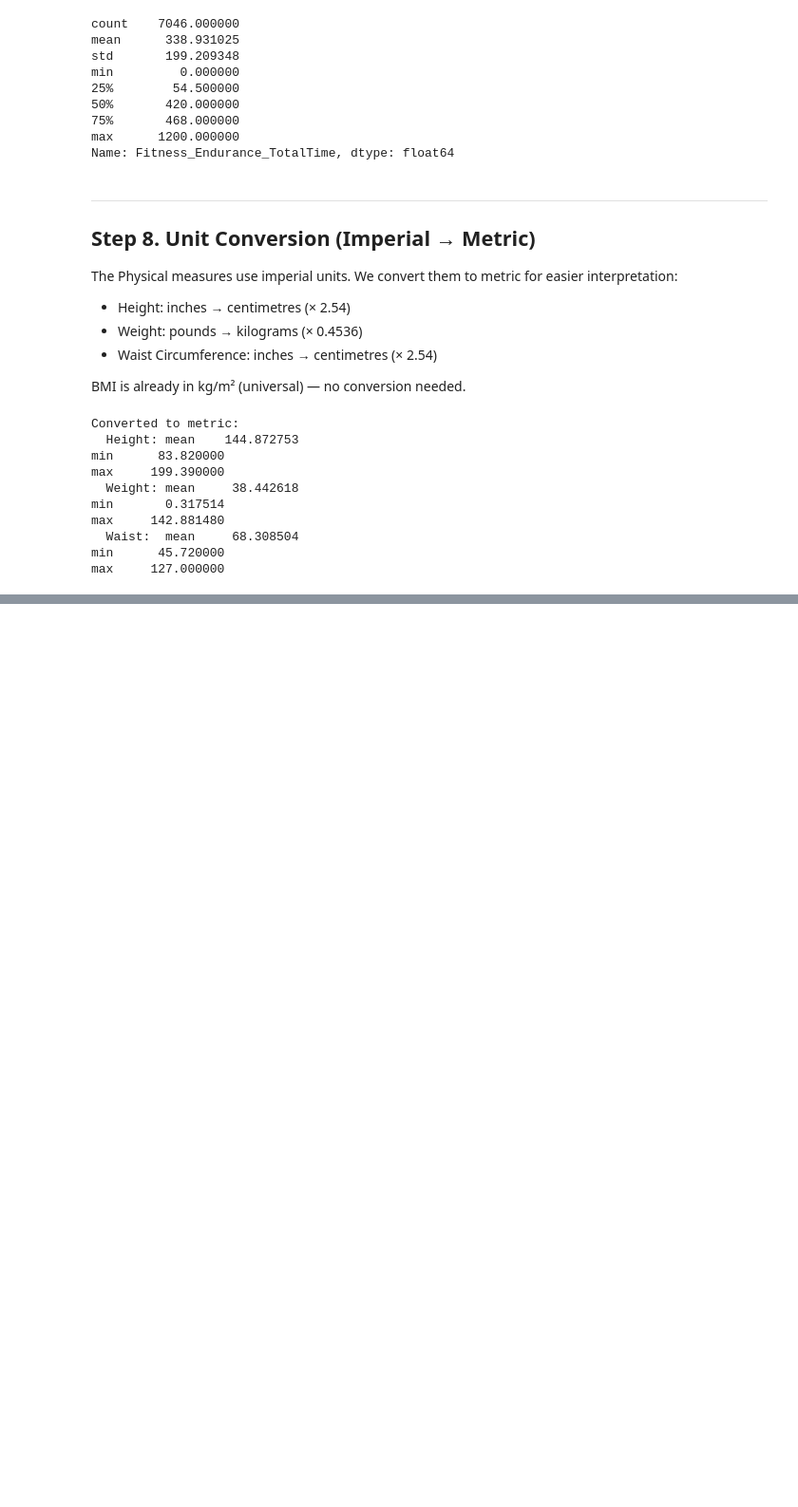
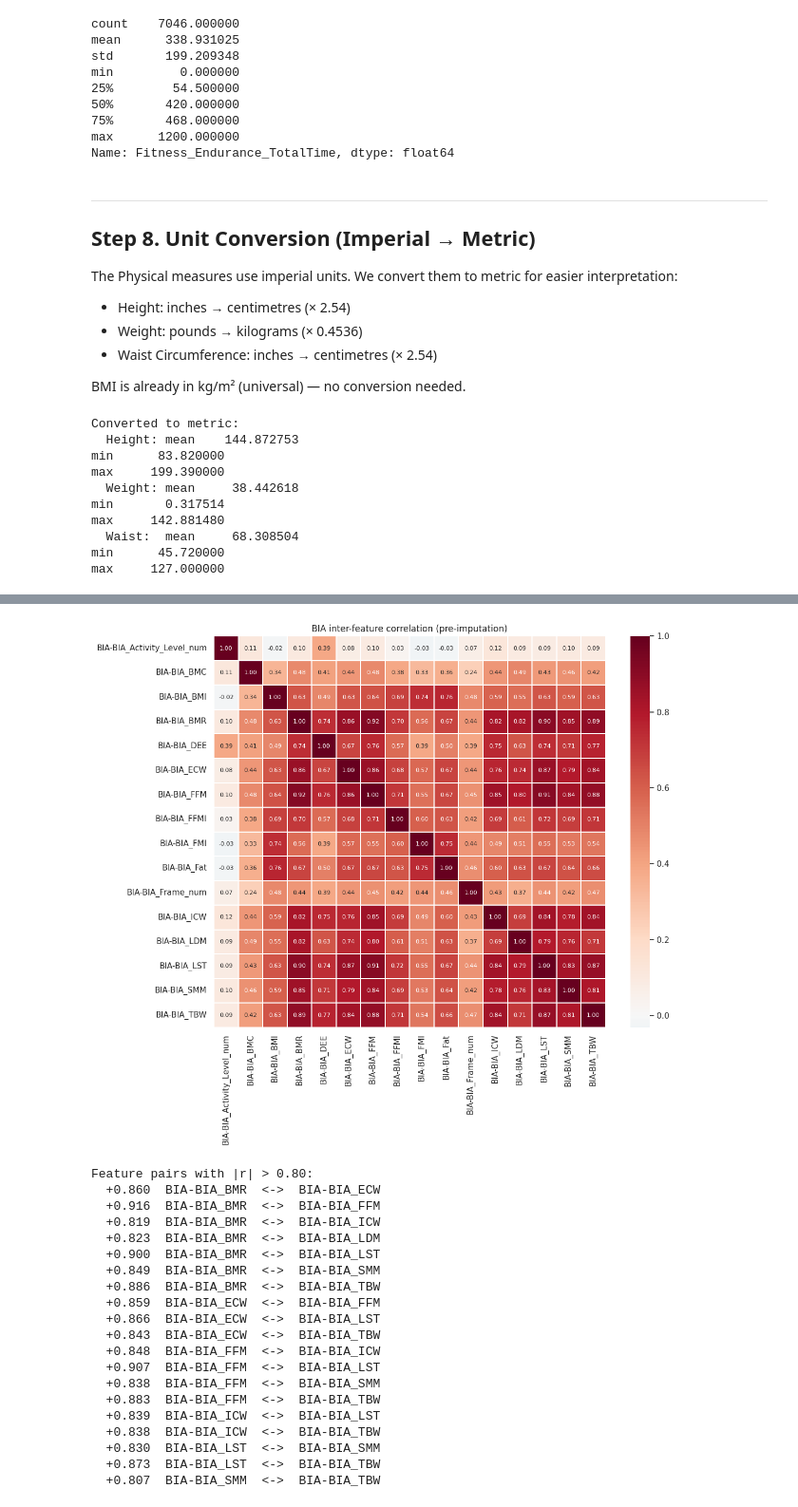
Before and after one commit to GiulioBartoloni/DataMining2, a Jupyter notebook: CMI/src/module_0.ipynb, the cells around one changed output, grey strips where cells are left out. Shown at 95% size. Drawn from its saved outputs; the diff is of its cells as text; code cells hidden in the pictures; blank space fills up the shorter version.

```diff
--- a/CMI/src/module_0.ipynb
+++ b/CMI/src/module_0.ipynb
@@ -560,0 +669,41 @@ max     127.000000
+# %%
+# --- 9b. Inter-feature correlation heatmap (BIA block) ---
+bia_cols_check = [c for c in df_clean.columns if c.startswith("BIA-") and "Season" not in c]
+corr_bia = df_clean[bia_cols_check].corr()
+
+fig, ax = plt.subplots(figsize=(12, 10))
+sns.heatmap(corr_bia, annot=True, fmt=".2f", cmap="RdBu_r", center=0,
+            square=True, linewidths=0.3, ax=ax, annot_kws={"size": 8})
+ax.set_title("BIA inter-feature correlation (pre-imputation)")
+plt.tight_layout()
+plt.show()
+
+# Print pairs with |r| > 0.80
+print("Feature pairs with |r| > 0.80:")
+for i in range(len(corr_bia.columns)):
+    for j in range(i+1, len(corr_bia.columns)):
+        r = corr_bia.iloc[i, j]
+        if abs(r) > 0.80:
+            print(f"  {r:+.3f}  {corr_bia.columns[i]}  <->  {corr_bia.columns[j]}")
+# %% [output]
+[figure, added]
+Feature pairs with |r| > 0.80:
+  +0.860  BIA-BIA_BMR  <->  BIA-BIA_ECW
+  +0.916  BIA-BIA_BMR  <->  BIA-BIA_FFM
+  +0.819  BIA-BIA_BMR  <->  BIA-BIA_ICW
+  +0.823  BIA-BIA_BMR  <->  BIA-BIA_LDM
+  +0.900  BIA-BIA_BMR  <->  BIA-BIA_LST
+  +0.849  BIA-BIA_BMR  <->  BIA-BIA_SMM
+  +0.886  BIA-BIA_BMR  <->  BIA-BIA_TBW
+  +0.859  BIA-BIA_ECW  <->  BIA-BIA_FFM
+  +0.866  BIA-BIA_ECW  <->  BIA-BIA_LST
+  +0.843  BIA-BIA_ECW  <->  BIA-BIA_TBW
+  +0.848  BIA-BIA_FFM  <->  BIA-BIA_ICW
+  +0.907  BIA-BIA_FFM  <->  BIA-BIA_LST
+  +0.838  BIA-BIA_FFM  <->  BIA-BIA_SMM
+  +0.883  BIA-BIA_FFM  <->  BIA-BIA_TBW
+  +0.839  BIA-BIA_ICW  <->  BIA-BIA_LST
+  +0.838  BIA-BIA_ICW  <->  BIA-BIA_TBW
+  +0.830  BIA-BIA_LST  <->  BIA-BIA_SMM
+  +0.873  BIA-BIA_LST  <->  BIA-BIA_TBW
+  +0.807  BIA-BIA_SMM  <->  BIA-BIA_TBW
```
Also changed, not shown: parts of 21 cells of this notebook, 1 other file.
